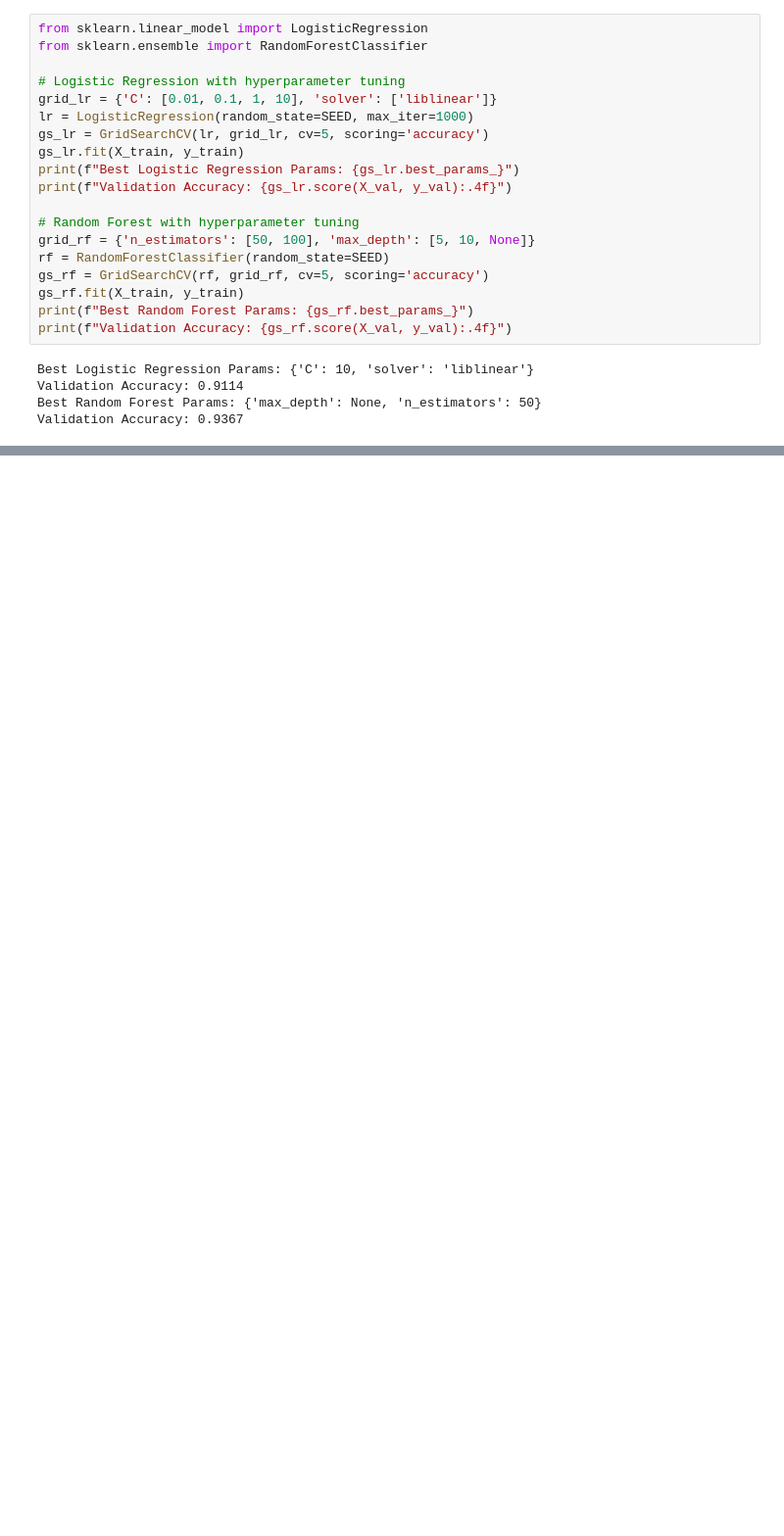
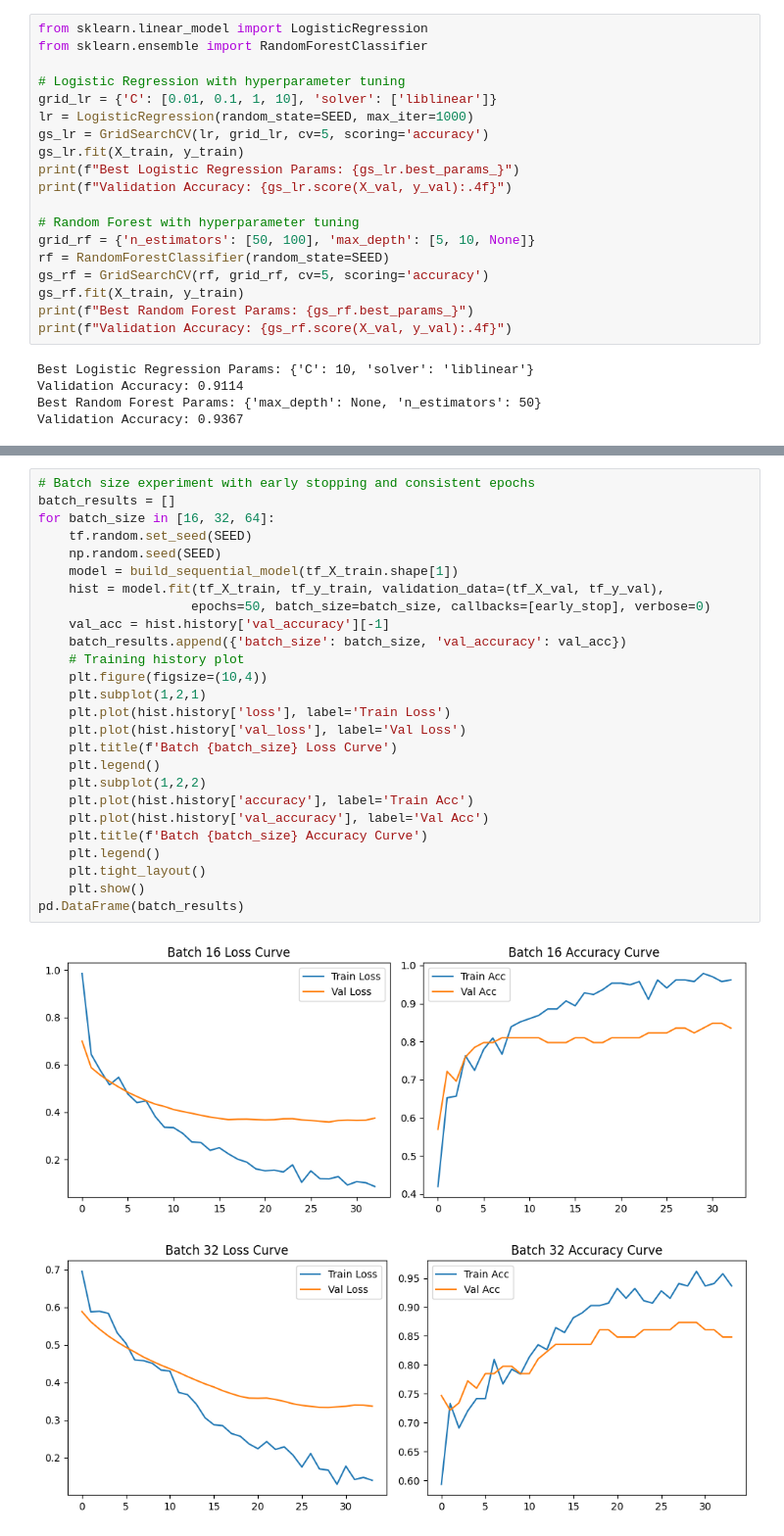
Before and after one commit to JokMaker/summative-model-training-evaluation, a Jupyter notebook: summative_assignment_notebook.ipynb, the cells around one changed output, grey strips where cells are left out. Shown at 98% size. Drawn from its saved outputs; the diff is of its cells as text; blank space fills up the shorter version.

```diff
--- a/summative_assignment_notebook.ipynb
+++ b/summative_assignment_notebook.ipynb
@@ -1517,0 +567,29 @@ This project systematically compared traditional Machine Learning models (Logist
+# %%
+# Batch size experiment with early stopping and consistent epochs
+batch_results = []
+for batch_size in [16, 32, 64]:
+    tf.random.set_seed(SEED)
+    np.random.seed(SEED)
+    model = build_sequential_model(tf_X_train.shape[1])
+    hist = model.fit(tf_X_train, tf_y_train, validation_data=(tf_X_val, tf_y_val),
+                    epochs=50, batch_size=batch_size, callbacks=[early_stop], verbose=0)
+    val_acc = hist.history['val_accuracy'][-1]
+    batch_results.append({'batch_size': batch_size, 'val_accuracy': val_acc})
+    # Training history plot
+    plt.figure(figsize=(10,4))
+    plt.subplot(1,2,1)
+    plt.plot(hist.history['loss'], label='Train Loss')
+    plt.plot(hist.history['val_loss'], label='Val Loss')
+    plt.title(f'Batch {batch_size} Loss Curve')
+    plt.legend()
+    plt.subplot(1,2,2)
+    plt.plot(hist.history['accuracy'], label='Train Acc')
+    plt.plot(hist.history['val_accuracy'], label='Val Acc')
+    plt.title(f'Batch {batch_size} Accuracy Curve')
+    plt.legend()
+    plt.tight_layout()
+    plt.show()
+pd.DataFrame(batch_results)
+# %% [output]
+[figure, added]
+[figure, added]
```
Also changed, not shown: parts of 77 cells of this notebook.
